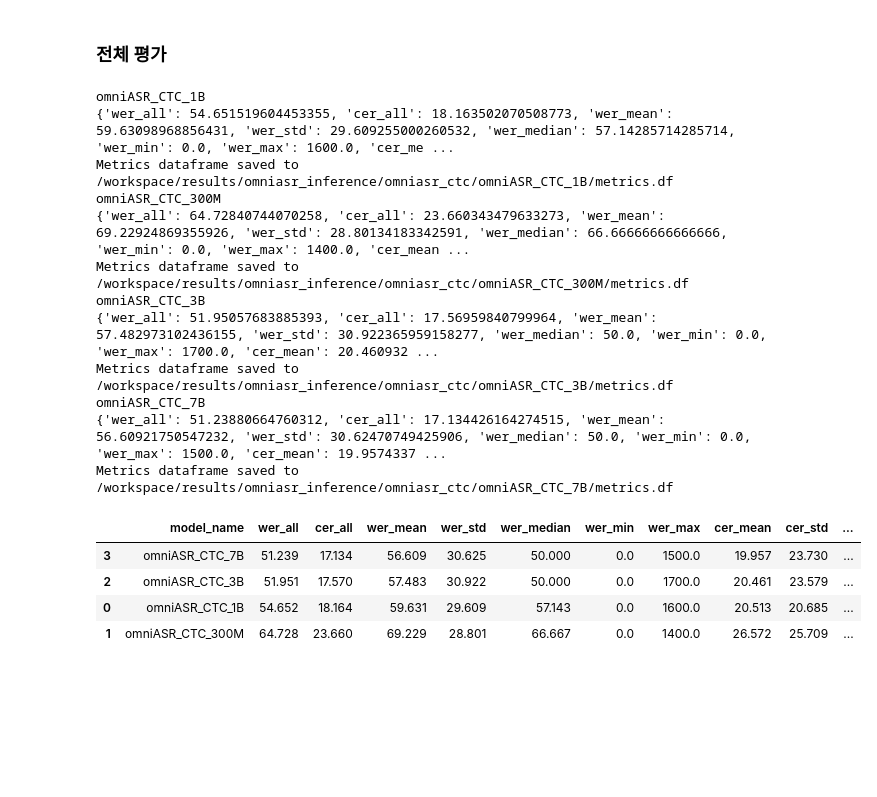
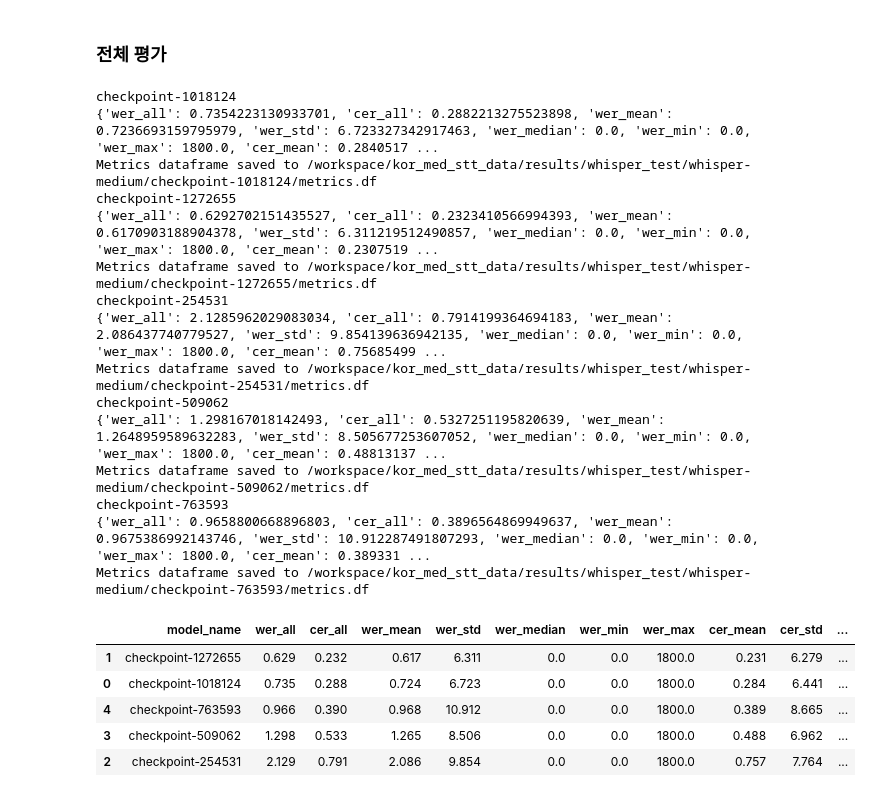
Before and after one commit to dablro12/Kor_Med_Speech_to_Text, a Jupyter notebook: notebook/4_eval.ipynb, the cells around one changed output. Cells and saved outputs as stored; diff of their text form; code cells hidden in the pictures; blank space fills up the shorter version.

```diff
--- a/notebook/4_eval.ipynb
+++ b/notebook/4_eval.ipynb
@@ -121,51 +121,55 @@ import json
 import pandas as pd
 from glob import glob
 # test_root_dir = "/workspace/results/"
-test_root_dir = "/workspace/results/omniasr_inference/omniasr_ctc"
+test_root_dir = "/workspace/kor_med_stt_data/results/whisper_test/whisper-medium"
 
 # test_root_dir 내 모든 test_pred.parquet 파일을 재귀적으로 찾기
 test_files = sorted(glob(f"{test_root_dir}/**/test_pred.parquet", recursive=True))
 all_list = []
 for file_path in test_files:
     save_path = file_path.replace(file_path.split("/")[-1], "metrics.df") # file_path 의 디렉토리
     df = pd.read_parquet(file_path)
 
     metrics = fast_asr_metrics(df, gt_col = "gt_text", pred_col = "pred_text")
     metrics['model_name'] = file_path.split("/")[-2]
     print(file_path.split("/")[-2])
     print(metrics)
 
     # metrics를 데이터프레임으로 변환 후 csv로 저장
 
     df_metrics = pd.DataFrame([metrics])
     df_metrics = df_metrics.sort_values(by='wer_mean', ascending=True)
     df_metrics.to_csv(save_path, index=False)
     print(f"Metrics dataframe saved to {save_path}")
 
     all_list.append(metrics)
 
 all_df = pd.DataFrame(all_list)
 # 'model_name' 컬럼이 가장 첫 번째 컬럼으로 오도록 순서 조정
 cols = ['model_name'] + [col for col in all_df.columns if col != 'model_name']
 all_df = all_df[cols]
 all_df = all_df.sort_values(by='wer_mean', ascending=True)
 all_df.to_csv(f"{test_root_dir}/all_metrics.csv", index=False)
 all_df.round(3)
 # %% [output]
-omniASR_CTC_1B
-{'wer_all': 54.651519604453355, 'cer_all': 18.163502070508773, 'wer_mean': 59.63098968856431, 'wer_std': 29.609255000260532, 'wer_median': 57.14285714285714, 'wer_min': 0.0, 'wer_max': 1600.0, 'cer_me ...
-Metrics dataframe saved to /workspace/results/omniasr_inference/omniasr_ctc/omniASR_CTC_1B/metrics.df
-omniASR_CTC_300M
-{'wer_all': 64.72840744070258, 'cer_all': 23.660343479633273, 'wer_mean': 69.22924869355926, 'wer_std': 28.80134183342591, 'wer_median': 66.66666666666666, 'wer_min': 0.0, 'wer_max': 1400.0, 'cer_mean ...
-Metrics dataframe saved to /workspace/results/omniasr_inference/omniasr_ctc/omniASR_CTC_300M/metrics.df
-omniASR_CTC_3B
-{'wer_all': 51.95057683885393, 'cer_all': 17.56959840799964, 'wer_mean': 57.482973102436155, 'wer_std': 30.922365959158277, 'wer_median': 50.0, 'wer_min': 0.0, 'wer_max': 1700.0, 'cer_mean': 20.460932 ...
-Metrics dataframe saved to /workspace/results/omniasr_inference/omniasr_ctc/omniASR_CTC_3B/metrics.df
-omniASR_CTC_7B
-{'wer_all': 51.23880664760312, 'cer_all': 17.134426164274515, 'wer_mean': 56.60921750547232, 'wer_std': 30.62470749425906, 'wer_median': 50.0, 'wer_min': 0.0, 'wer_max': 1500.0, 'cer_mean': 19.9574337 ...
-Metrics dataframe saved to /workspace/results/omniasr_inference/omniasr_ctc/omniASR_CTC_7B/metrics.df
+checkpoint-1018124
+{'wer_all': 0.7354223130933701, 'cer_all': 0.2882213275523898, 'wer_mean': 0.7236693159795979, 'wer_std': 6.723327342917463, 'wer_median': 0.0, 'wer_min': 0.0, 'wer_max': 1800.0, 'cer_mean': 0.2840517 ...
+Metrics dataframe saved to /workspace/kor_med_stt_data/results/whisper_test/whisper-medium/checkpoint-1018124/metrics.df
+checkpoint-1272655
+{'wer_all': 0.6292702151435527, 'cer_all': 0.2323410566994393, 'wer_mean': 0.6170903188904378, 'wer_std': 6.311219512490857, 'wer_median': 0.0, 'wer_min': 0.0, 'wer_max': 1800.0, 'cer_mean': 0.2307519 ...
+Metrics dataframe saved to /workspace/kor_med_stt_data/results/whisper_test/whisper-medium/checkpoint-1272655/metrics.df
+checkpoint-254531
+{'wer_all': 2.1285962029083034, 'cer_all': 0.7914199364694183, 'wer_mean': 2.086437740779527, 'wer_std': 9.854139636942135, 'wer_median': 0.0, 'wer_min': 0.0, 'wer_max': 1800.0, 'cer_mean': 0.75685499 ...
+Metrics dataframe saved to /workspace/kor_med_stt_data/results/whisper_test/whisper-medium/checkpoint-254531/metrics.df
+checkpoint-509062
+{'wer_all': 1.298167018142493, 'cer_all': 0.5327251195820639, 'wer_mean': 1.2648959589632283, 'wer_std': 8.505677253607052, 'wer_median': 0.0, 'wer_min': 0.0, 'wer_max': 1800.0, 'cer_mean': 0.48813137 ...
+Metrics dataframe saved to /workspace/kor_med_stt_data/results/whisper_test/whisper-medium/checkpoint-509062/metrics.df
+checkpoint-763593
+{'wer_all': 0.9658800668896803, 'cer_all': 0.3896564869949637, 'wer_mean': 0.9675386992143746, 'wer_std': 10.912287491807293, 'wer_median': 0.0, 'wer_min': 0.0, 'wer_max': 1800.0, 'cer_mean': 0.389331 ...
+Metrics dataframe saved to /workspace/kor_med_stt_data/results/whisper_test/whisper-medium/checkpoint-763593/metrics.df
 |  | model_name | wer_all | cer_all | wer_mean | wer_std | wer_median | wer_min | wer_max | cer_mean | cer_std | ... |
-| 3 | omniASR_CTC_7B | 51.239 | 17.134 | 56.609 | 30.625 | 50.000 | 0.0 | 1500.0 | 19.957 | 23.730 | ... |
-| 2 | omniASR_CTC_3B | 51.951 | 17.570 | 57.483 | 30.922 | 50.000 | 0.0 | 1700.0 | 20.461 | 23.579 | ... |
-| 0 | omniASR_CTC_1B | 54.652 | 18.164 | 59.631 | 29.609 | 57.143 | 0.0 | 1600.0 | 20.513 | 20.685 | ... |
-| 1 | omniASR_CTC_300M | 64.728 | 23.660 | 69.229 | 28.801 | 66.667 | 0.0 | 1400.0 | 26.572 | 25.709 | ... |
+| 1 | checkpoint-1272655 | 0.629 | 0.232 | 0.617 | 6.311 | 0.0 | 0.0 | 1800.0 | 0.231 | 6.279 | ... |
+| 0 | checkpoint-1018124 | 0.735 | 0.288 | 0.724 | 6.723 | 0.0 | 0.0 | 1800.0 | 0.284 | 6.441 | ... |
+| 4 | checkpoint-763593 | 0.966 | 0.390 | 0.968 | 10.912 | 0.0 | 0.0 | 1800.0 | 0.389 | 8.665 | ... |
+| 3 | checkpoint-509062 | 1.298 | 0.533 | 1.265 | 8.506 | 0.0 | 0.0 | 1800.0 | 0.488 | 6.962 | ... |
+| 2 | checkpoint-254531 | 2.129 | 0.791 | 2.086 | 9.854 | 0.0 | 0.0 | 1800.0 | 0.757 | 7.764 | ... |
```
Also changed, not shown: parts of 3 cells of this notebook, 17 other files.
